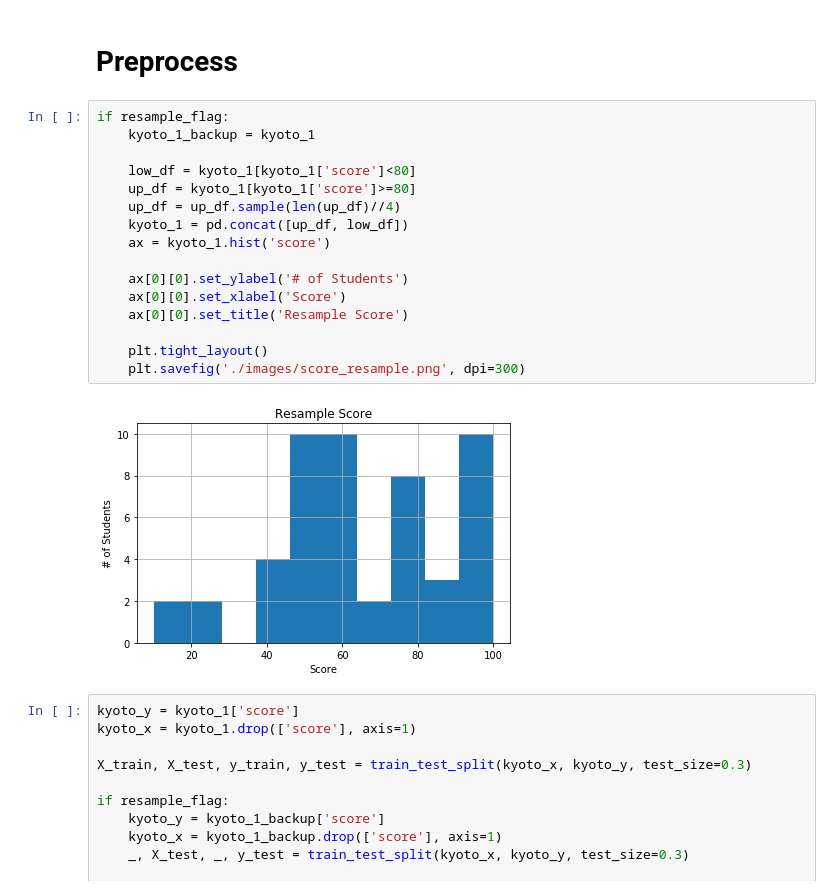
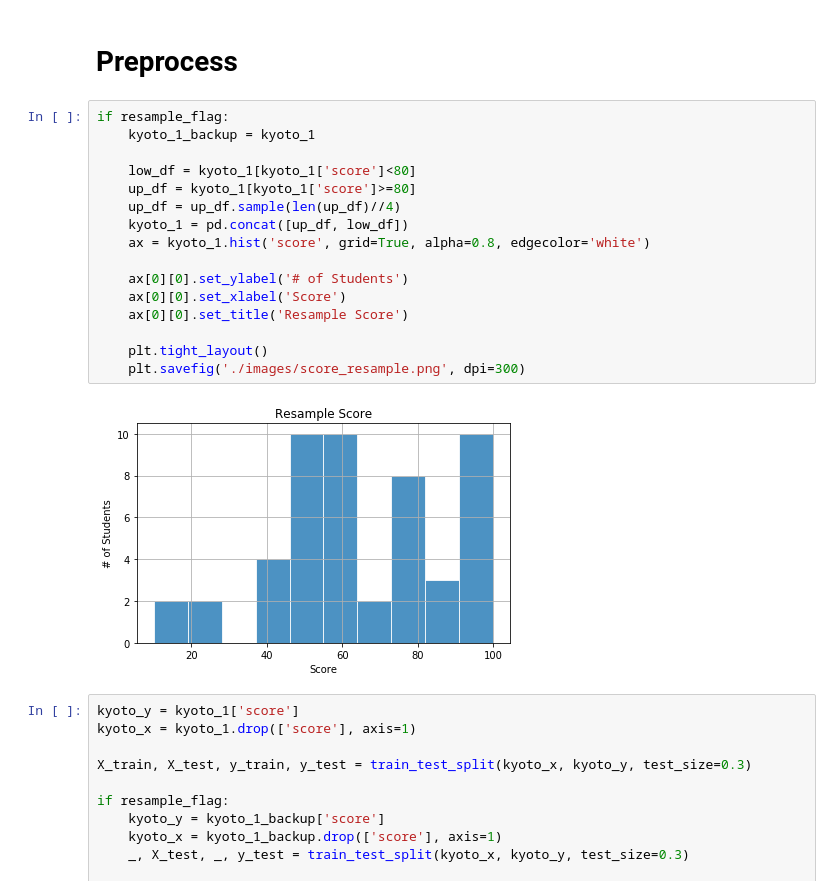
Before and after one commit to owen198/kyoto_ebook, a Jupyter notebook: NN_Tuning.ipynb, the cells around one changed output. Drawn from its saved outputs; the diff is of its cells as text.

```diff
--- a/NN_Tuning.ipynb
+++ b/NN_Tuning.ipynb
@@ -155,21 +155,21 @@ array([[<matplotlib.axes._subplots.AxesSubplot object at 0x...>]],
 # %%
 if resample_flag:
     kyoto_1_backup = kyoto_1
 
     low_df = kyoto_1[kyoto_1['score']<80]
     up_df = kyoto_1[kyoto_1['score']>=80]
     up_df = up_df.sample(len(up_df)//4)
     kyoto_1 = pd.concat([up_df, low_df])
-    ax = kyoto_1.hist('score')
+    ax = kyoto_1.hist('score', grid=True, alpha=0.8, edgecolor='white')
 
     ax[0][0].set_ylabel('# of Students')
     ax[0][0].set_xlabel('Score')
     ax[0][0].set_title('Resample Score')
 
     plt.tight_layout()
     plt.savefig('./images/score_resample.png', dpi=300)
 # %% [output]
-[figure, old version]
+[figure, new version]
 # %%
 kyoto_y = kyoto_1['score']
 kyoto_x = kyoto_1.drop(['score'], axis=1)
```
Also changed, not shown: 2 other files.
